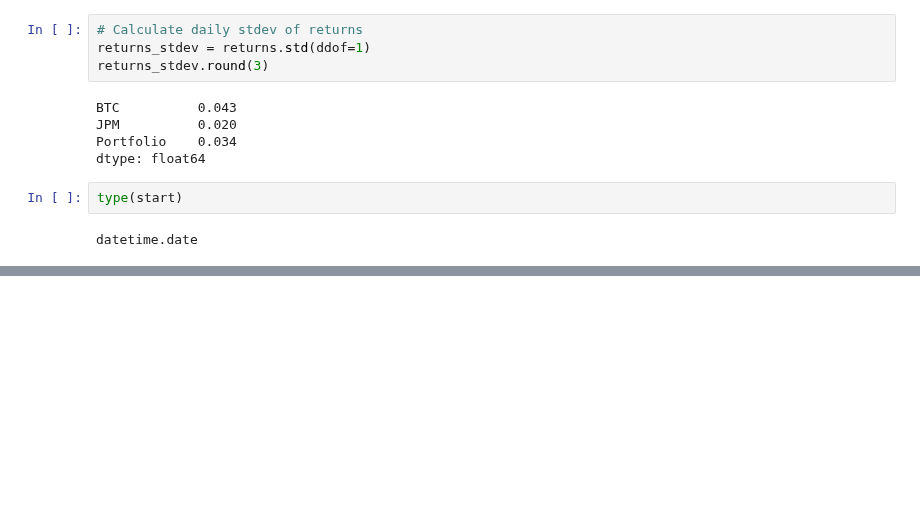
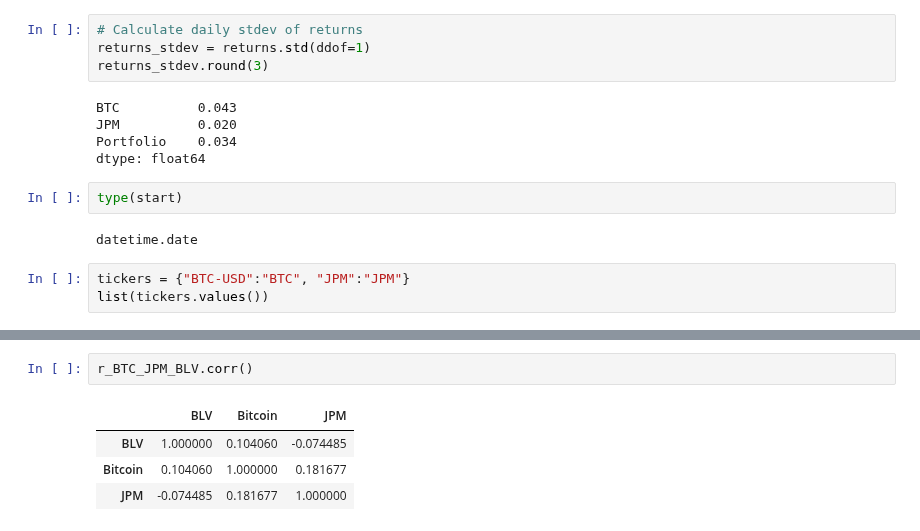
Before and after one commit to adevrent/wqu_mscfe, a Jupyter notebook: Financial Data/M3/L2.ipynb, the cells around one changed output, grey strips where cells are left out. Cells and saved outputs as stored; diff of their text form; blank space fills up the shorter version.

```diff
--- a/Financial Data/M3/L2.ipynb
+++ b/Financial Data/M3/L2.ipynb
@@ -285,3 +285,6 @@ dtype: float64
 type(start)
 # %% [output]
 datetime.date
+# %%
+tickers = {"BTC-USD":"BTC", "JPM":"JPM"}
+list(tickers.values())
@@ -305,0 +340,7 @@ def getReturns(startTime, endTime, tickers):
+# %%
+r_BTC_JPM_BLV.corr()
+# %% [output]
+|  | BLV | Bitcoin | JPM |
+| BLV | 1.000000 | 0.104060 | -0.074485 |
+| Bitcoin | 0.104060 | 1.000000 | 0.181677 |
+| JPM | -0.074485 | 0.181677 | 1.000000 |
```
Also changed, not shown: parts of 12 cells of this notebook.
